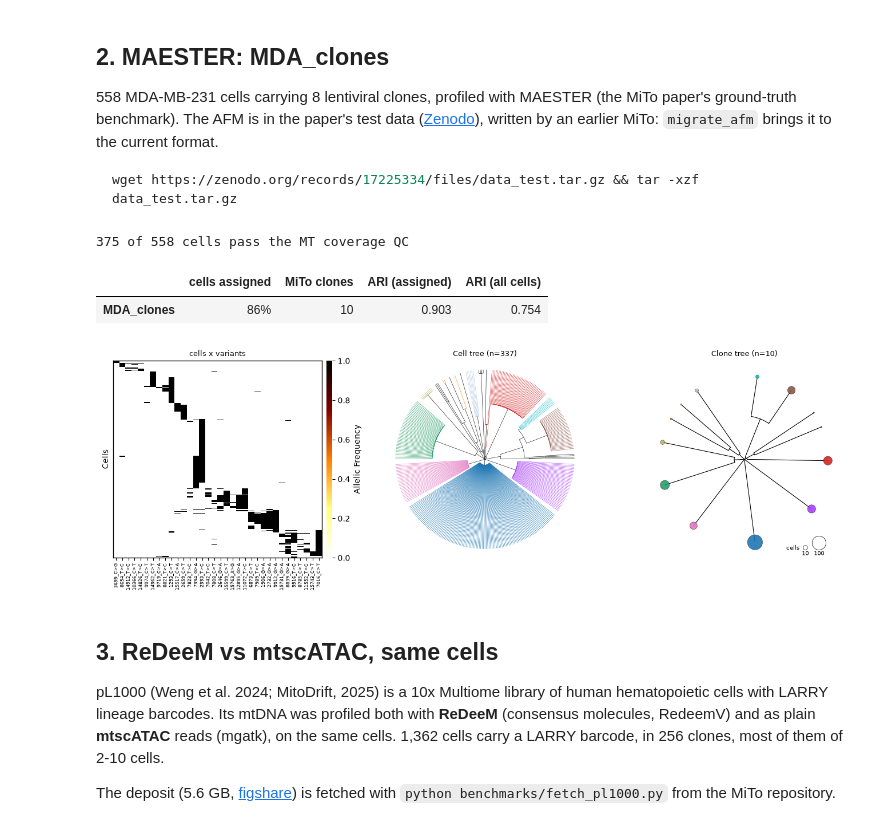
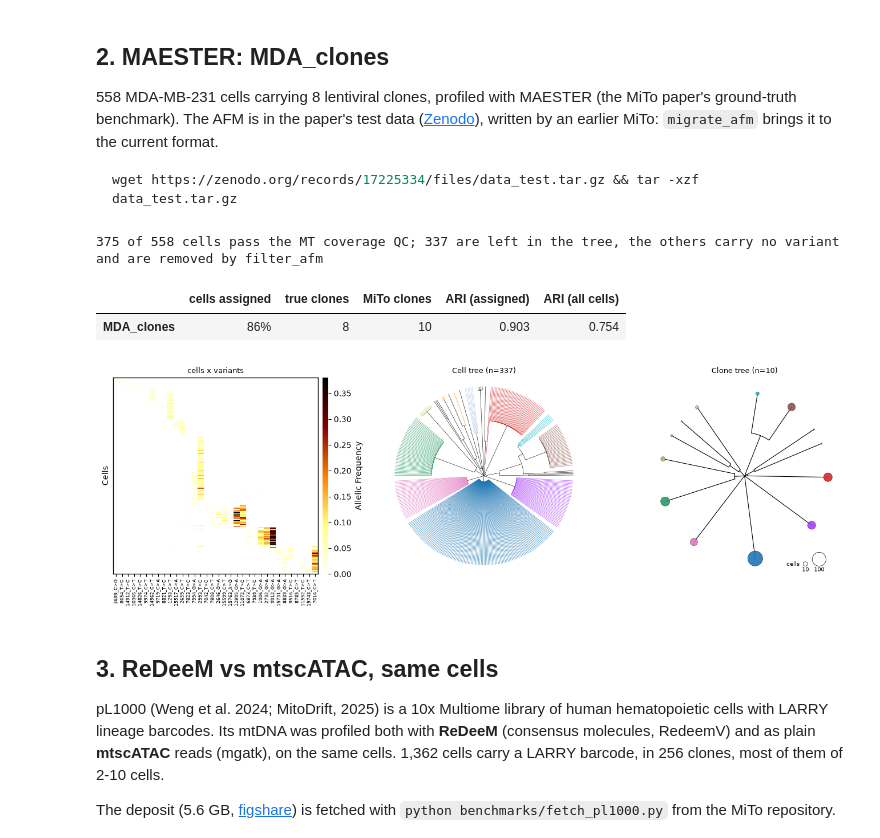
Before and after one commit to andrecossa5/MiTo, a Jupyter notebook: docs/source/benchmark.ipynb, the cells around one changed output. Saved outputs shown, nothing was run; the diff lists cells and outputs as text; code cells hidden in the pictures.

```diff
--- a/docs/source/benchmark.ipynb
+++ b/docs/source/benchmark.ipynb
@@ -129,20 +130,21 @@ mda = sc.read('data_test/afm_unfiltered.h5ad')
 mt.io.migrate_afm(mda)
 gbc = mda.obs['GBC'].astype(str)
 tree_mda, qc = run(mda, cell_filter='filter2')
-print(f'{len(qc)} of {len(gbc)} cells pass the MT coverage QC')
+print(f'{len(qc)} of {len(gbc)} cells pass the MT coverage QC; {len(tree_mda.leaves)} are left in the tree, '
+      'the others carry no variant and are removed by filter_afm')
 pd.DataFrame([scores(mda, gbc[qc])], index=['MDA_clones'])
 # %% [output]
-375 of 558 cells pass the MT coverage QC
+375 of 558 cells pass the MT coverage QC; 337 are left in the tree, the others carry no variant and are removed by filter_afm
-|  | cells assigned | MiTo clones | ARI (assigned) | ARI (all cells) |
-| MDA_clones | 86% | 10 | 0.903 | 0.754 |
+|  | cells assigned | true clones | MiTo clones | ARI (assigned) | ARI (all cells) |
+| MDA_clones | 86% | 8 | 10 | 0.903 | 0.754 |
 # %%
 fig, axs = plt.subplots(1, 3, figsize=(13.5, 4.5))
-mt.pl.heatmap_variants(mda, tree=tree_mda, layer='bin', vmax=1, ax=axs[0])
+mt.pl.heatmap_variants(mda, tree=tree_mda, ax=axs[0])
 axs[0].set_title('cells x variants', fontsize=9)
 show_trees(tree_mda, axs[1:])
 fig.tight_layout()
 # %% [output]
-[figure, old version]
+[figure, new version]
 # %% [markdown]
 ## 3. ReDeeM vs mtscATAC, same cells
 
```
Also changed, not shown: parts of 7 cells of this notebook, 3 other files.
